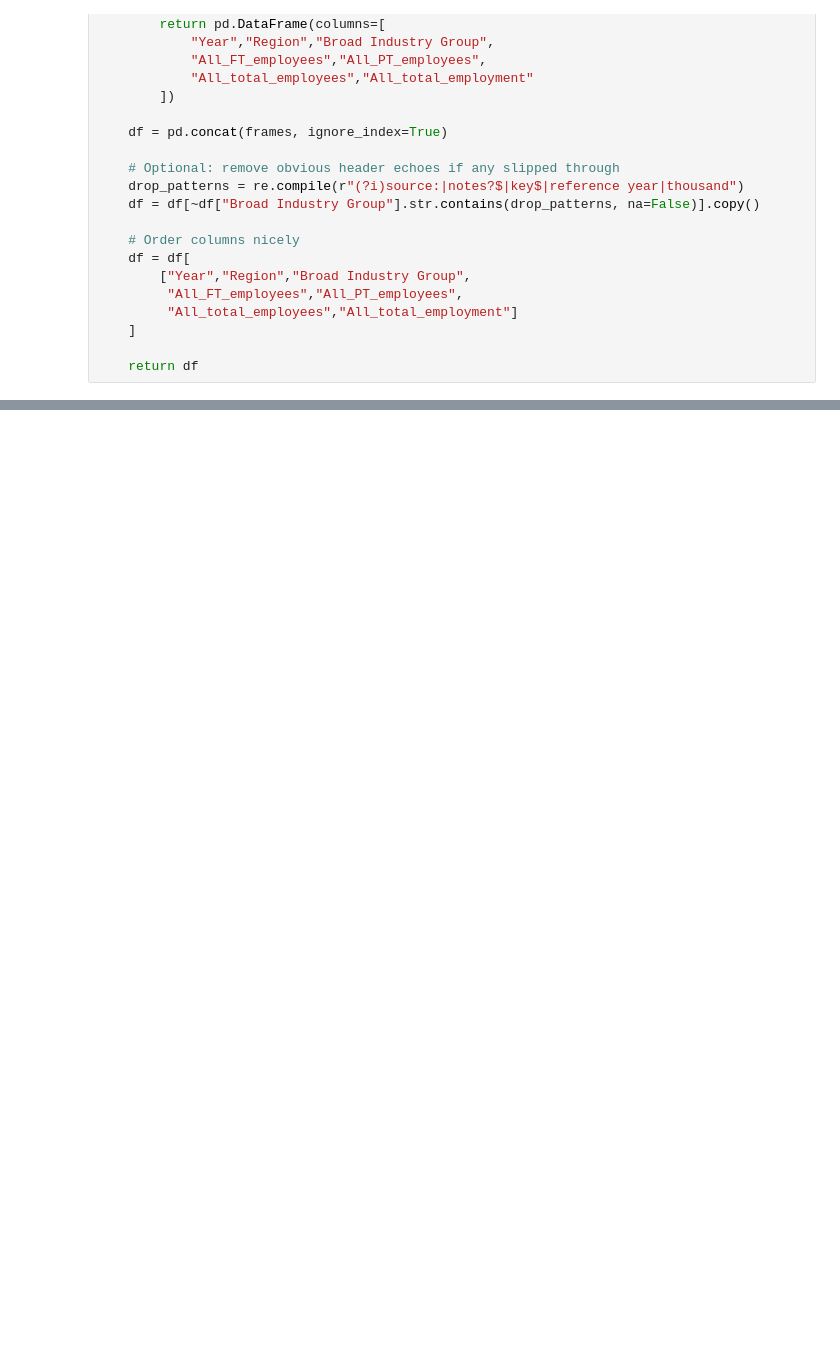
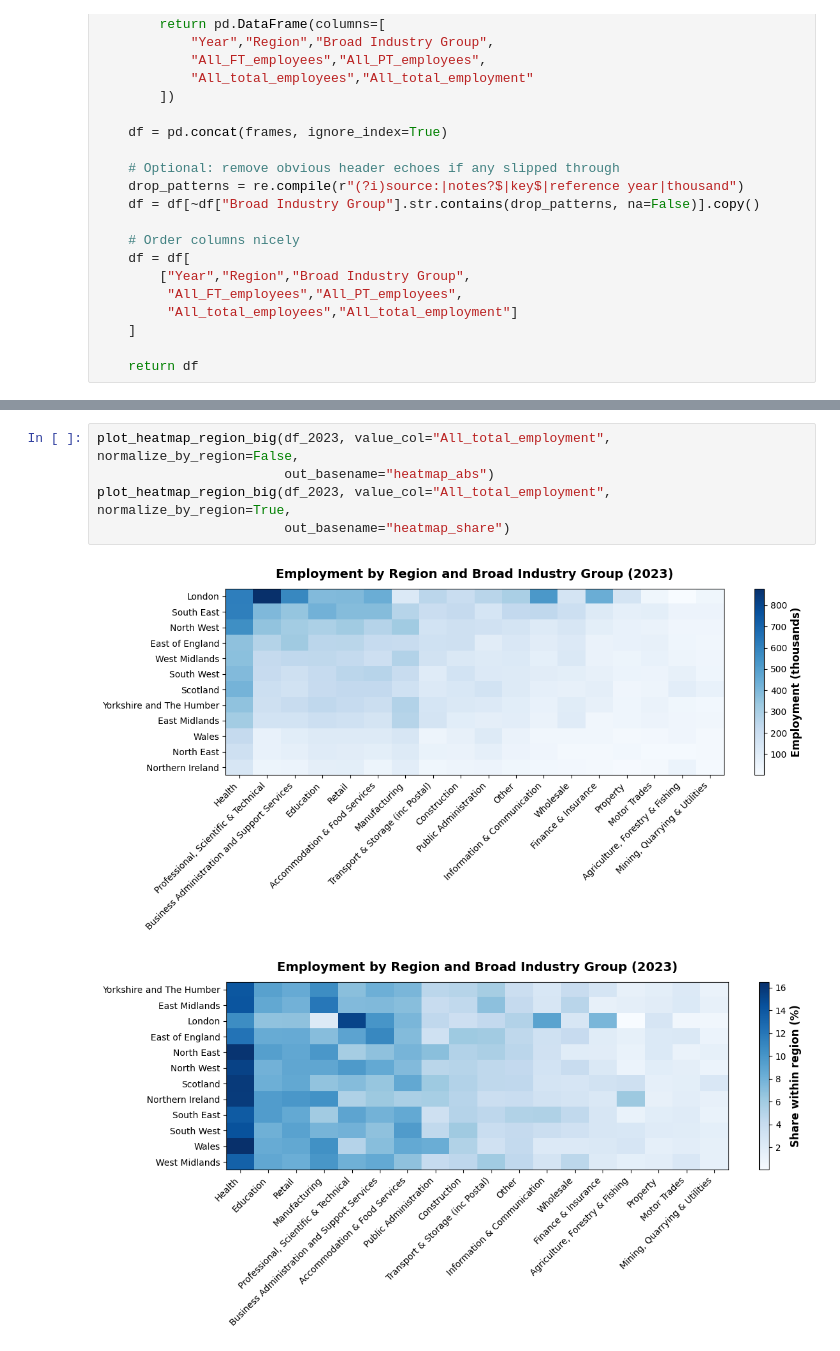
Before and after one commit to JoeUzo/Mapping-Future-Skills-in-UK-Engineering-Education, a Jupyter notebook: charts/chart-8.ipynb, the cells around one changed output, grey strips where cells are left out. Cells and saved outputs as stored; diff of their text form; blank space fills up the shorter version.

```diff
--- a/charts/chart-8.ipynb
+++ b/charts/chart-8.ipynb
@@ -113,0 +254,8 @@ ImportError: Missing optional dependency 'openpyxl'.  Use pip or conda to instal
+# %%
+plot_heatmap_region_big(df_2023, value_col="All_total_employment", normalize_by_region=False,
+                        out_basename="heatmap_abs")
+plot_heatmap_region_big(df_2023, value_col="All_total_employment", normalize_by_region=True,
+                        out_basename="heatmap_share")
+# %% [output]
+[figure, added]
+[figure, added]
```
Also changed, not shown: parts of 5 cells of this notebook, 8 other files.
